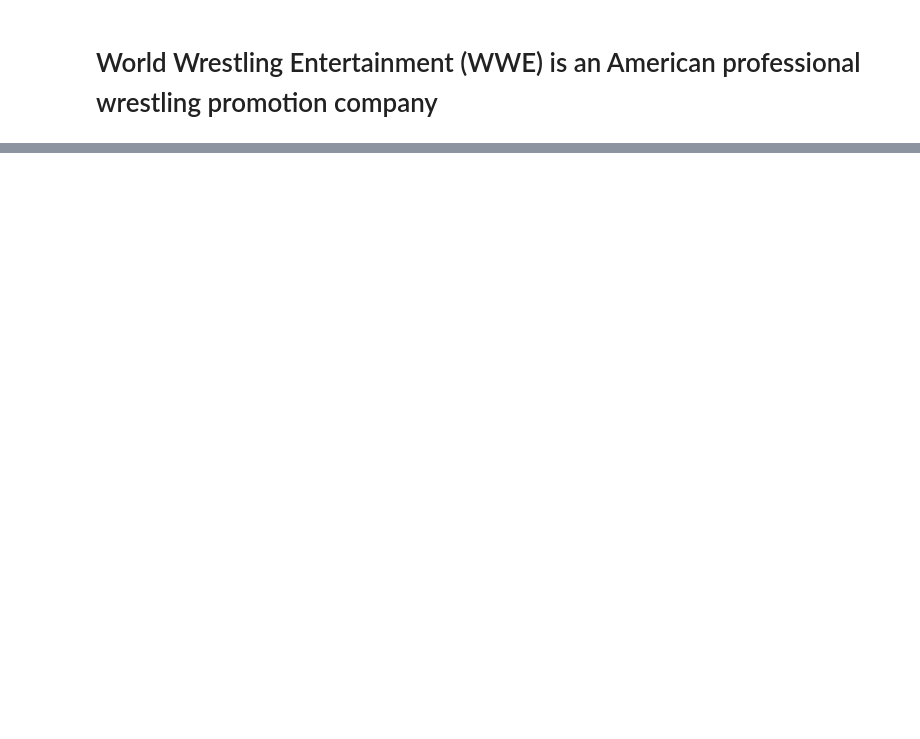
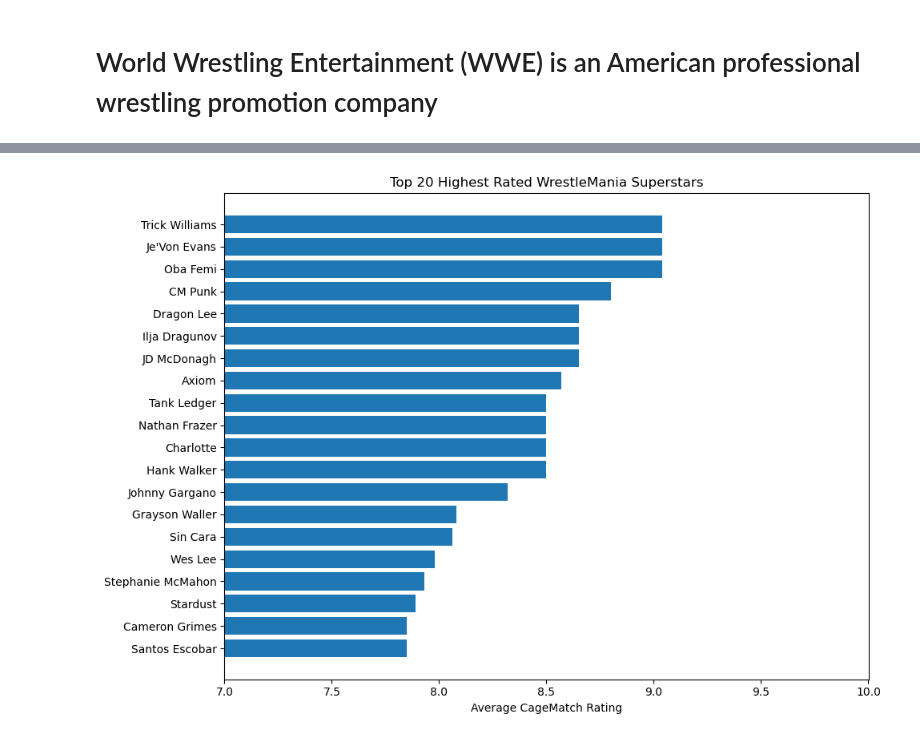
Before and after one commit to marietolteca00/WWE-database, a Jupyter notebook: wwe_data_visual.ipynb, the cells around one changed output, grey strips where cells are left out. Saved outputs shown, nothing was run; the diff lists cells and outputs as text; code cells hidden in the pictures; blank space fills up the shorter version.

Commit message:
Create two visuals. WrestleMania Ratings and Events by Type viewed on.

```diff
--- a/wwe_data_visual.ipynb
+++ b/wwe_data_visual.ipynb
@@ -87,0 +68,14 @@ plt.show()
+# %%
+df_sorted = superstar_wm.sort_values("AvgRating", ascending=True)
+
+fig, ax = plt.subplots(figsize=(10, 7))
+
+ax.barh(df_sorted["superstar_name"], df_sorted["AvgRating"])
+
+ax.set_xlabel("Average CageMatch Rating")
+ax.set_title("Top 20 Highest Rated WrestleMania Superstars")
+ax.set_xlim(7, 10)  # zoom in since all values are between 8-9
+plt.tight_layout()
+plt.show()
+# %% [output]
+[figure, added]
```
Also changed, not shown: parts of 12 cells of this notebook, 3 other files.
